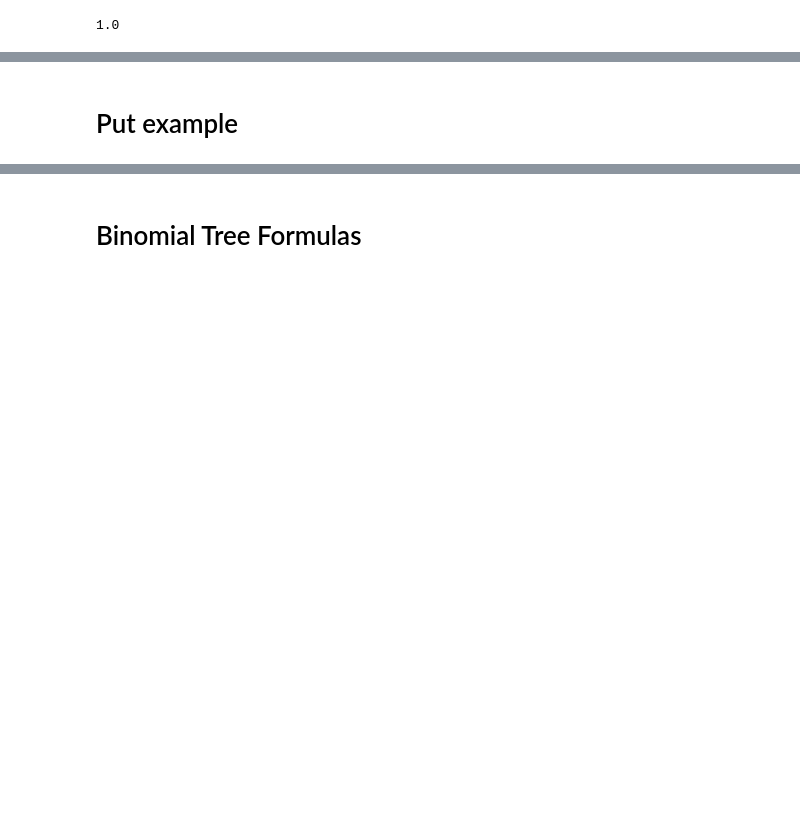
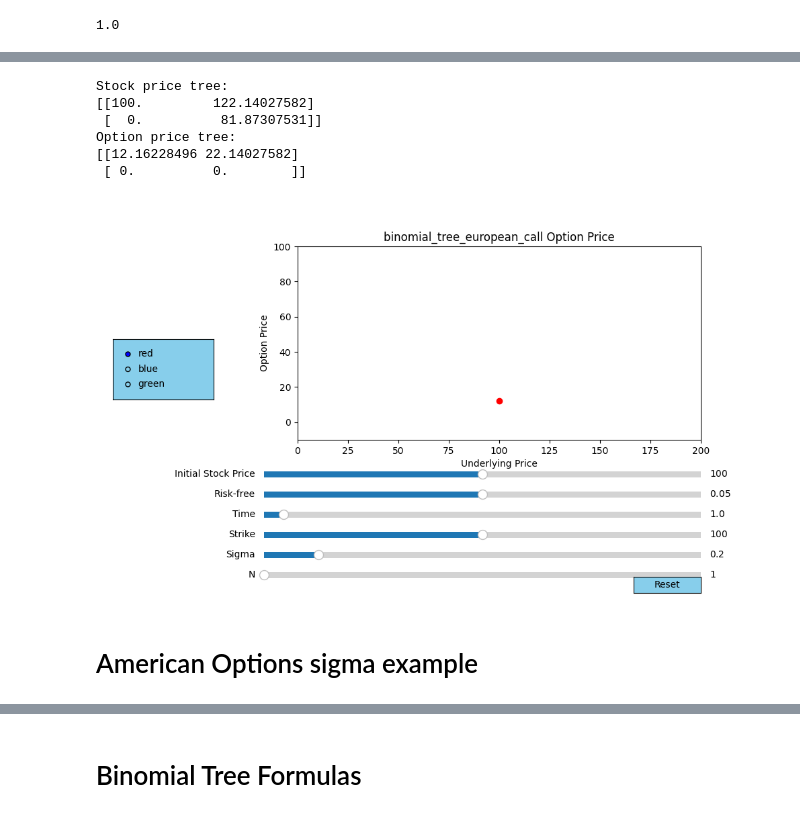
Before and after one commit to BennyAng48/QF620, a Jupyter notebook: Binomial_Tree_v1.ipynb, the cells around one changed output, grey strips where cells are left out. Cells and saved outputs as stored; diff of their text form; code cells hidden in the pictures; blank space fills up the shorter version.

```diff
--- a/Binomial_Tree_v1.ipynb
+++ b/Binomial_Tree_v1.ipynb
@@ -96,3 +477,14 @@ np.exp(0)
+# %%
+# Run the function with the call option model
+BinomialTree(binomial_tree_european_call)
+# %% [output]
+Stock price tree:
+[[100.         122.14027582]
+ [  0.          81.87307531]]
+Option price tree:
+[[12.16228496 22.14027582]
+ [ 0.          0.        ]]
+[figure, added]
 # %% [markdown]
-# Put example
+# American Options sigma example
 # %%
```
Also changed, not shown: parts of 44 cells of this notebook.
